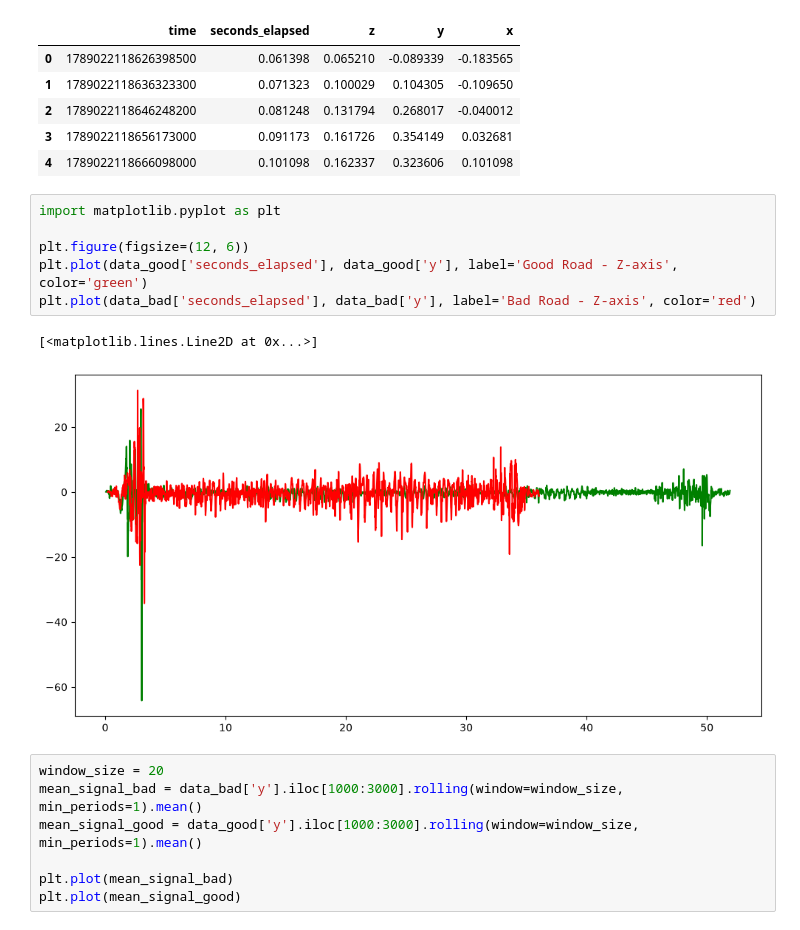
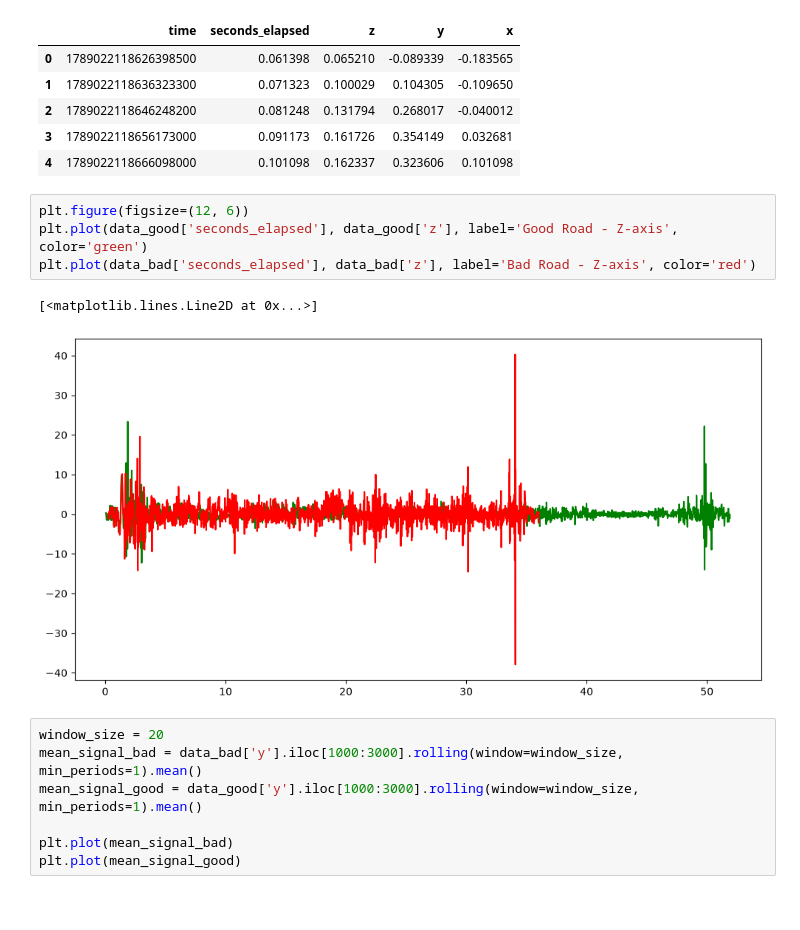
Before and after one commit to yoeri-stassen/5ARE0-cycling-assignment, a Jupyter notebook: data_preprocessing.ipynb, the cells around one changed output. Drawn from its saved outputs; the diff is of its cells as text.

```diff
--- a/data_preprocessing.ipynb
+++ b/data_preprocessing.ipynb
@@ -58,14 +97,12 @@ gyroscope.head()
 | 3 | 1789022118656173000 | 0.091173 | 0.161726 | 0.354149 | 0.032681 |
 | 4 | 1789022118666098000 | 0.101098 | 0.162337 | 0.323606 | 0.101098 |
 # %%
-import matplotlib.pyplot as plt
-
 plt.figure(figsize=(12, 6))
-plt.plot(data_good['seconds_elapsed'], data_good['y'], label='Good Road - Z-axis', color='green')
-plt.plot(data_bad['seconds_elapsed'], data_bad['y'], label='Bad Road - Z-axis', color='red')
+plt.plot(data_good['seconds_elapsed'], data_good['z'], label='Good Road - Z-axis', color='green')
+plt.plot(data_bad['seconds_elapsed'], data_bad['z'], label='Bad Road - Z-axis', color='red')
 # %% [output]
 [<matplotlib.lines.Line2D at 0x...>]
-[figure, old version]
+[figure, new version]
 # %%
 window_size = 20
 mean_signal_bad = data_bad['y'].iloc[1000:3000].rolling(window=window_size, min_periods=1).mean()
```
Also changed, not shown: parts of 9 cells of this notebook, 48 other files.
